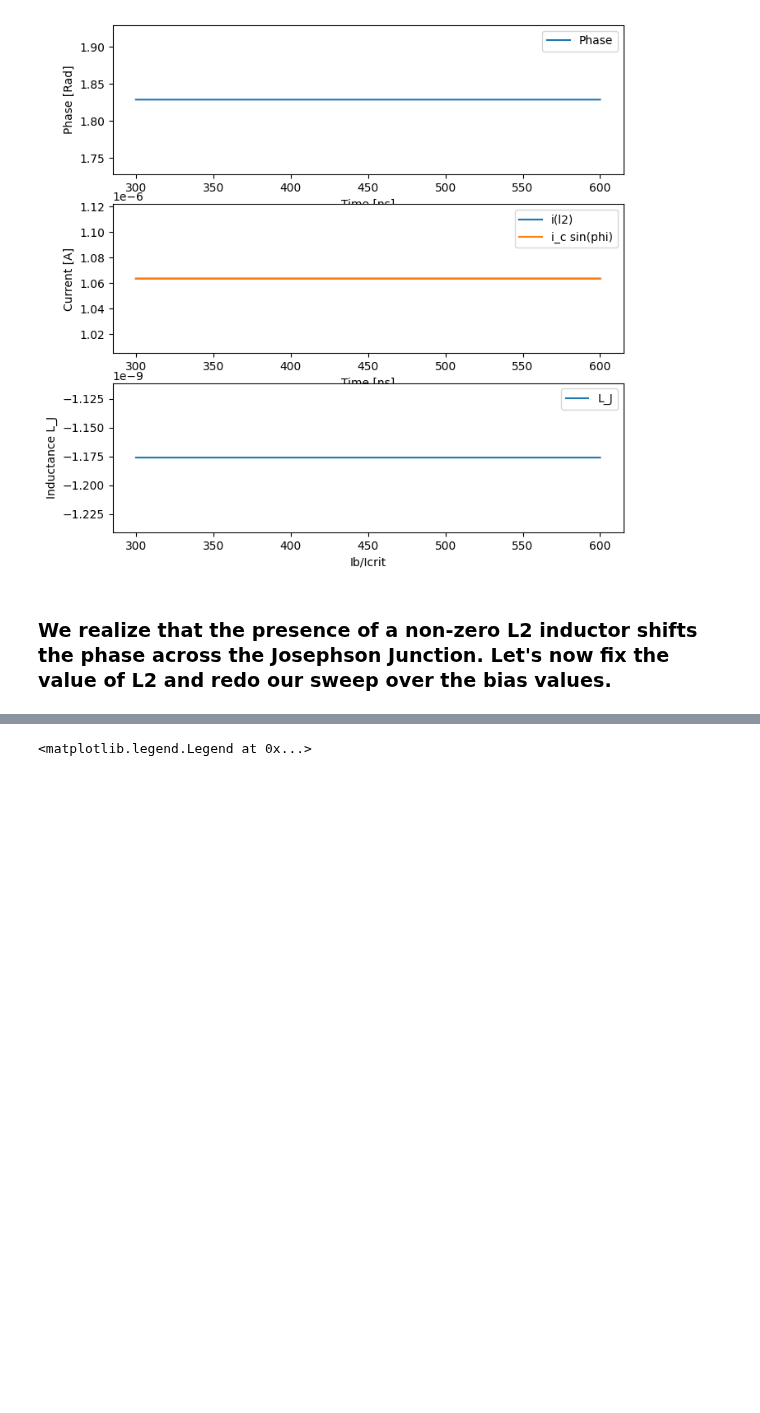
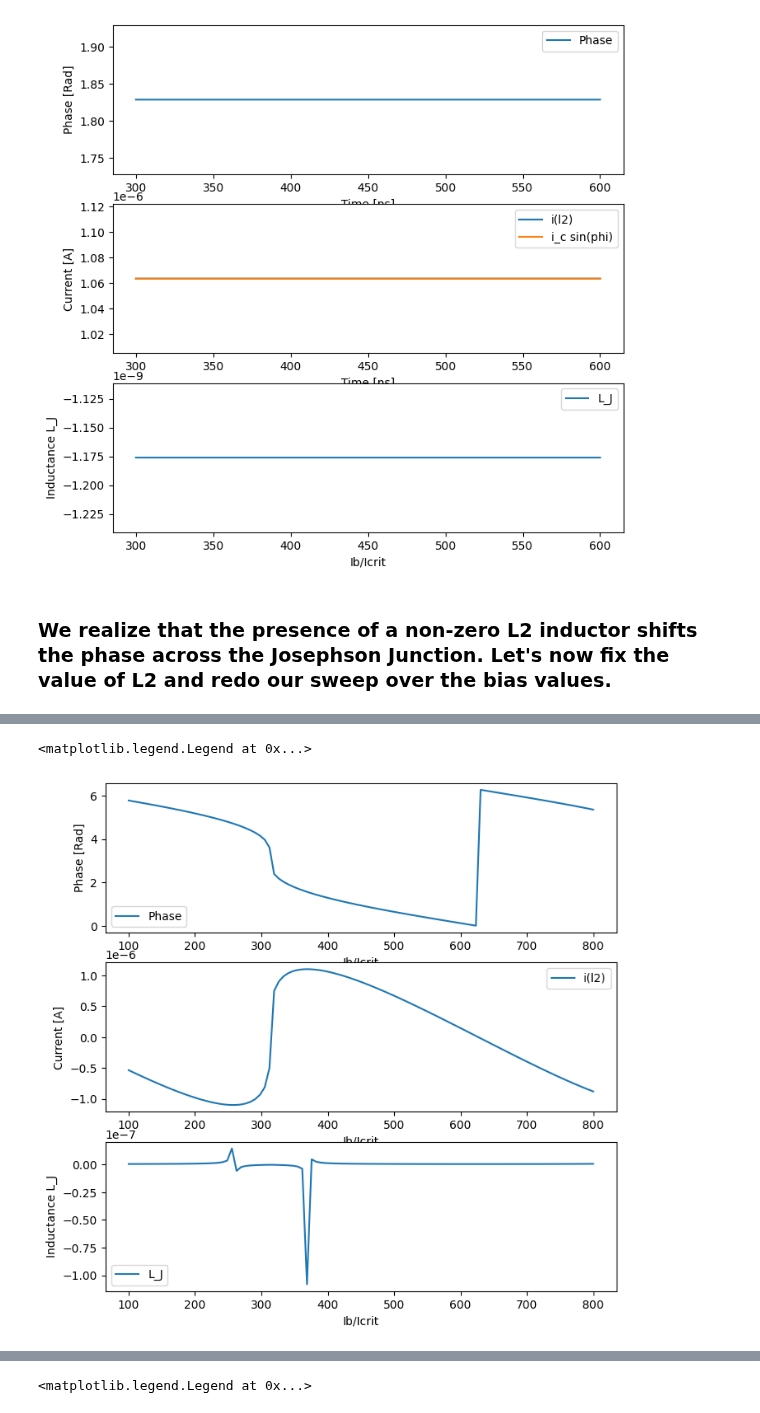
Before and after one commit to SLAC-FPD/bode-fano, a Jupyter notebook: Icrit_behavior.ipynb, the cells around one changed output, grey strips where cells are left out. Saved outputs shown, nothing was run; the diff lists cells and outputs as text; code cells hidden in the pictures; blank space fills up the shorter version.

```diff
--- a/Icrit_behavior.ipynb
+++ b/Icrit_behavior.ipynb
@@ -345,18 +348,21 @@ phis = np.array(phis)
 # %%
 # Plot the data
 fig, ax = plt.subplots(3, 1, figsize=(8,8))
 ax[0].plot(np.linspace(100, 800, 100),  np.round(np.array(phis[:, -5]%(2*np.pi)), 12), label="Phase")
 ax[0].set_xlabel("Ib/Icrit")
 ax[0].set_ylabel("Phase [Rad]")
 ax[0].legend()
 
 ax[1].plot(np.linspace(100, 800, 100), np.round(np.array(il2s[:, -5]), 16), label="i(l2)")
 #ax[1].plot(np.logspace(3, 5, 10), params['ics_mag'] * np.sin(phis[:, -5]), label="i_c sin(phi)")
 ax[1].set_xlabel("Ib/Icrit")
 ax[1].set_ylabel("Current [A]")
 ax[1].legend()
 
-ax[2].plot(np.linspace(100, 800, 100), 3e-10/np.cos(np.round(np.array(il2s[:, -5]), 16)), label="L_J")
+ax[2].plot(np.linspace(100, 800, 100), 3e-10 + 3e-10/np.cos(np.round(np.array(phis[:, -5]), 12)), label="L_J")
 ax[2].set_xlabel("Ib/Icrit")
 ax[2].set_ylabel("Inductance L_J")
 ax[2].legend()
+# %% [output]
+<matplotlib.legend.Legend at 0x...>
+[figure, added]
```
Also changed, not shown: parts of 9 cells of this notebook.
